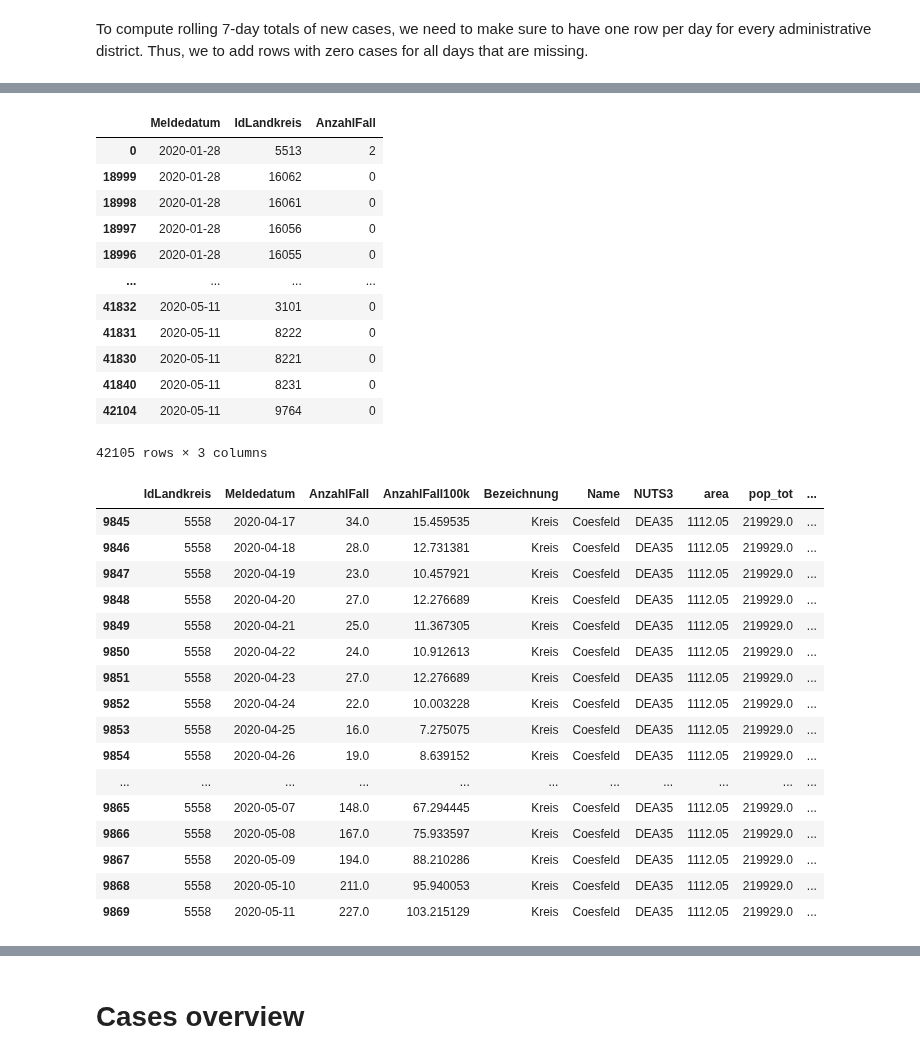
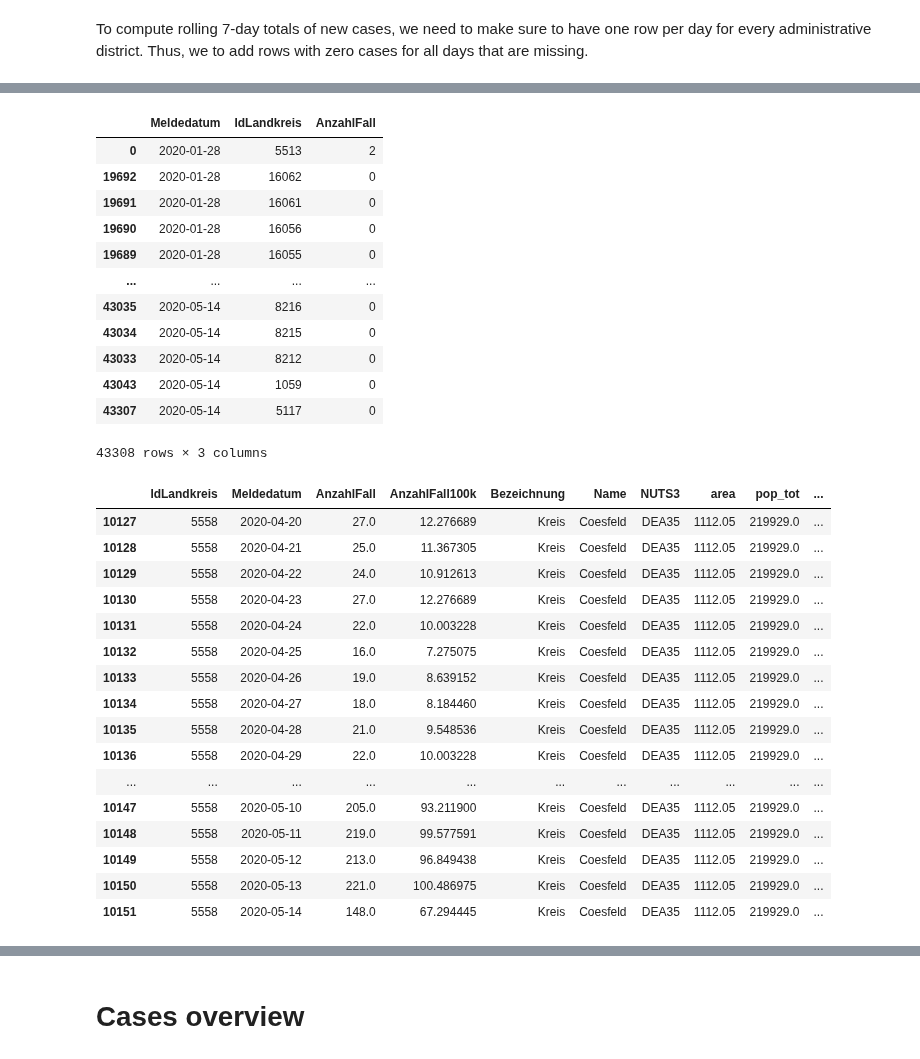
Before and after one commit to larpal/DSND_capstone, a Jupyter notebook: ETL.ipynb, the cells around one changed output, grey strips where cells are left out. Saved outputs shown, nothing was run; the diff lists cells and outputs as text; code cells hidden in the pictures.

```diff
--- a/ETL.ipynb
+++ b/ETL.ipynb
@@ -8,8 +8,8 @@ import matplotlib.pyplot as plt
 Get covid cases data in germany.
 Data is taken from here: https://www.arcgis.com/home/item.html?id=f10774f1c63e40168479a1feb6c7ca74
 # %%
-#df_rki = pd.read_csv('https://www.arcgis.com/sharing/rest/content/items/f10774f1c63e40168479a1feb6c7ca74/data')
-df_rki = pd.read_csv('data/RKI_COVID19-2.csv')
+df_rki = pd.read_csv('https://www.arcgis.com/sharing/rest/content/items/f10774f1c63e40168479a1feb6c7ca74/data')
+#df_rki = pd.read_csv('data/RKI_COVID19-2.csv')
 df_rki['Meldedatum'] = pd.to_datetime(df_rki['Meldedatum'], format='%Y/%m/%d')
 # %% [markdown]
 ## Stats overview
@@ -148,17 +177,17 @@ df_to_roll
 # %% [output]
 |  | Meldedatum | IdLandkreis | AnzahlFall |
 | 0 | 2020-01-28 | 5513 | 2 |
-| 18999 | 2020-01-28 | 16062 | 0 |
-| 18998 | 2020-01-28 | 16061 | 0 |
-| 18997 | 2020-01-28 | 16056 | 0 |
-| 18996 | 2020-01-28 | 16055 | 0 |
+| 19692 | 2020-01-28 | 16062 | 0 |
+| 19691 | 2020-01-28 | 16061 | 0 |
+| 19690 | 2020-01-28 | 16056 | 0 |
+| 19689 | 2020-01-28 | 16055 | 0 |
 | ... | ... | ... | ... |
-| 41832 | 2020-05-11 | 3101 | 0 |
-| 41831 | 2020-05-11 | 8222 | 0 |
-| 41830 | 2020-05-11 | 8221 | 0 |
-| 41840 | 2020-05-11 | 8231 | 0 |
-| 42104 | 2020-05-11 | 9764 | 0 |
+| 43035 | 2020-05-14 | 8216 | 0 |
+| 43034 | 2020-05-14 | 8215 | 0 |
+| 43033 | 2020-05-14 | 8212 | 0 |
+| 43043 | 2020-05-14 | 1059 | 0 |
+| 43307 | 2020-05-14 | 5117 | 0 |
-42105 rows × 3 columns
+43308 rows × 3 columns
 # %%
 df_to_roll.sort_values(by='Meldedatum',inplace = True)
 df_to_roll = df_to_roll.set_index('Meldedatum').groupby('IdLandkreis').rolling('7d').sum()
@@ -168,27 +197,27 @@ df_to_roll = df_to_roll.drop(columns = ['IdLandkreis']).reset_index()
 # %%
 df_cases_roll = pd.merge(df_to_roll, df_population,on='IdLandkreis')
 df_cases_roll.insert(3,'AnzahlFall100k',0)
-df_cases_roll['AnzahlFall100k'] = df_roll['AnzahlFall']/df_roll['pop_tot']*(10**5)
+df_cases_roll['AnzahlFall100k'] = df_cases_roll['AnzahlFall']/df_cases_roll['pop_tot']*(10**5)
 df_cases_roll
-df_cases_roll.loc[df_roll['IdLandkreis']==5558].tail(25)
+df_cases_roll.loc[df_cases_roll['IdLandkreis']==5558].tail(25)
 # %% [output]
 |  | IdLandkreis | Meldedatum | AnzahlFall | AnzahlFall100k | Bezeichnung | Name | NUTS3 | area | pop_tot | ... |
-| 9845 | 5558 | 2020-04-17 | 34.0 | 15.459535 | Kreis | Coesfeld | DEA35 | 1112.05 | 219929.0 | ... |
-| 9846 | 5558 | 2020-04-18 | 28.0 | 12.731381 | Kreis | Coesfeld | DEA35 | 1112.05 | 219929.0 | ... |
-| 9847 | 5558 | 2020-04-19 | 23.0 | 10.457921 | Kreis | Coesfeld | DEA35 | 1112.05 | 219929.0 | ... |
-| 9848 | 5558 | 2020-04-20 | 27.0 | 12.276689 | Kreis | Coesfeld | DEA35 | 1112.05 | 219929.0 | ... |
-| 9849 | 5558 | 2020-04-21 | 25.0 | 11.367305 | Kreis | Coesfeld | DEA35 | 1112.05 | 219929.0 | ... |
-| 9850 | 5558 | 2020-04-22 | 24.0 | 10.912613 | Kreis | Coesfeld | DEA35 | 1112.05 | 219929.0 | ... |
-| 9851 | 5558 | 2020-04-23 | 27.0 | 12.276689 | Kreis | Coesfeld | DEA35 | 1112.05 | 219929.0 | ... |
-| 9852 | 5558 | 2020-04-24 | 22.0 | 10.003228 | Kreis | Coesfeld | DEA35 | 1112.05 | 219929.0 | ... |
-| 9853 | 5558 | 2020-04-25 | 16.0 | 7.275075 | Kreis | Coesfeld | DEA35 | 1112.05 | 219929.0 | ... |
-| 9854 | 5558 | 2020-04-26 | 19.0 | 8.639152 | Kreis | Coesfeld | DEA35 | 1112.05 | 219929.0 | ... |
+| 10127 | 5558 | 2020-04-20 | 27.0 | 12.276689 | Kreis | Coesfeld | DEA35 | 1112.05 | 219929.0 | ... |
+| 10128 | 5558 | 2020-04-21 | 25.0 | 11.367305 | Kreis | Coesfeld | DEA35 | 1112.05 | 219929.0 | ... |
+| 10129 | 5558 | 2020-04-22 | 24.0 | 10.912613 | Kreis | Coesfeld | DEA35 | 1112.05 | 219929.0 | ... |
+| 10130 | 5558 | 2020-04-23 | 27.0 | 12.276689 | Kreis | Coesfeld | DEA35 | 1112.05 | 219929.0 | ... |
+| 10131 | 5558 | 2020-04-24 | 22.0 | 10.003228 | Kreis | Coesfeld | DEA35 | 1112.05 | 219929.0 | ... |
+| 10132 | 5558 | 2020-04-25 | 16.0 | 7.275075 | Kreis | Coesfeld | DEA35 | 1112.05 | 219929.0 | ... |
+| 10133 | 5558 | 2020-04-26 | 19.0 | 8.639152 | Kreis | Coesfeld | DEA35 | 1112.05 | 219929.0 | ... |
+| 10134 | 5558 | 2020-04-27 | 18.0 | 8.184460 | Kreis | Coesfeld | DEA35 | 1112.05 | 219929.0 | ... |
+| 10135 | 5558 | 2020-04-28 | 21.0 | 9.548536 | Kreis | Coesfeld | DEA35 | 1112.05 | 219929.0 | ... |
+| 10136 | 5558 | 2020-04-29 | 22.0 | 10.003228 | Kreis | Coesfeld | DEA35 | 1112.05 | 219929.0 | ... |
 | ... | ... | ... | ... | ... | ... | ... | ... | ... | ... | ... |
-| 9865 | 5558 | 2020-05-07 | 148.0 | 67.294445 | Kreis | Coesfeld | DEA35 | 1112.05 | 219929.0 | ... |
-| 9866 | 5558 | 2020-05-08 | 167.0 | 75.933597 | Kreis | Coesfeld | DEA35 | 1112.05 | 219929.0 | ... |
-| 9867 | 5558 | 2020-05-09 | 194.0 | 88.210286 | Kreis | Coesfeld | DEA35 | 1112.05 | 219929.0 | ... |
-| 9868 | 5558 | 2020-05-10 | 211.0 | 95.940053 | Kreis | Coesfeld | DEA35 | 1112.05 | 219929.0 | ... |
-| 9869 | 5558 | 2020-05-11 | 227.0 | 103.215129 | Kreis | Coesfeld | DEA35 | 1112.05 | 219929.0 | ... |
+| 10147 | 5558 | 2020-05-10 | 205.0 | 93.211900 | Kreis | Coesfeld | DEA35 | 1112.05 | 219929.0 | ... |
+| 10148 | 5558 | 2020-05-11 | 219.0 | 99.577591 | Kreis | Coesfeld | DEA35 | 1112.05 | 219929.0 | ... |
+| 10149 | 5558 | 2020-05-12 | 213.0 | 96.849438 | Kreis | Coesfeld | DEA35 | 1112.05 | 219929.0 | ... |
+| 10150 | 5558 | 2020-05-13 | 221.0 | 100.486975 | Kreis | Coesfeld | DEA35 | 1112.05 | 219929.0 | ... |
+| 10151 | 5558 | 2020-05-14 | 148.0 | 67.294445 | Kreis | Coesfeld | DEA35 | 1112.05 | 219929.0 | ... |
 # %%
 df_cases_roll['Landkreis'] = df_cases_roll['IdLandkreis']
 # this step is a bit slow, could likely be improved
```
Also changed, not shown: parts of 29 cells of this notebook, 5 other files.
